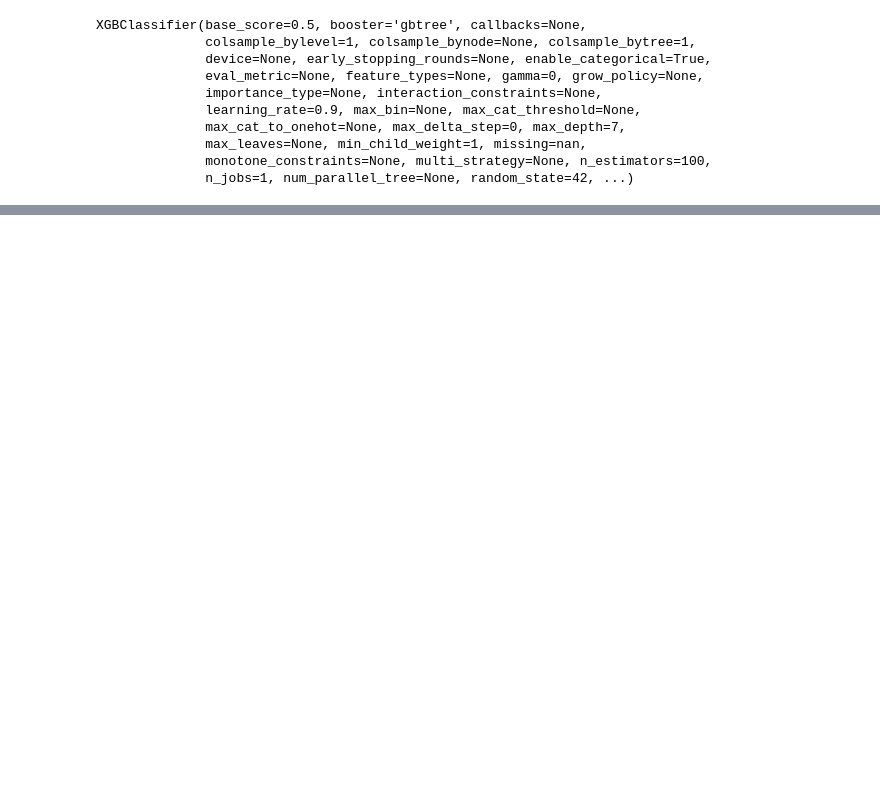
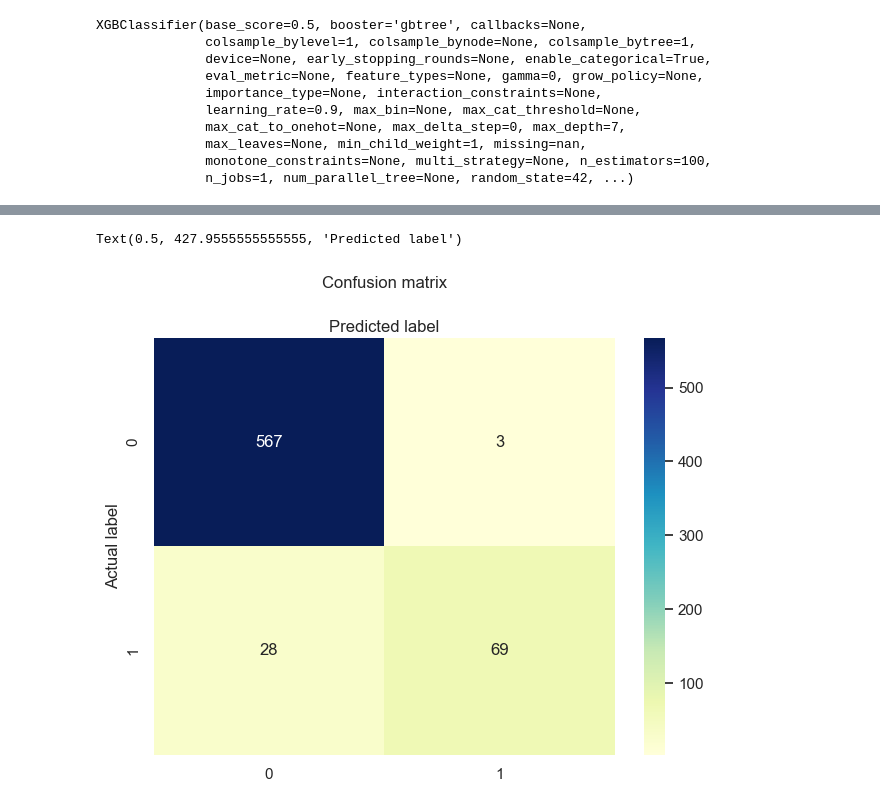
Before and after one commit to chuaqindi/sc1015-miniproject, a Jupyter notebook: xgboost.ipynb, the cells around one changed output, grey strips where cells are left out. Drawn from its saved outputs; the diff is of its cells as text; code cells hidden in the pictures; blank space fills up the shorter version.

```diff
--- a/xgboost.ipynb
+++ b/xgboost.ipynb
@@ -435,0 +484,2 @@ plot_importance(xgb.fit(X_train, y_train))
+# %%
+X_train, X_test, y_train, y_test = train_test_split(x, y, test_size = 0.25, random_state= 42)
@@ -435,0 +492,4 @@ plot_importance(xgb.fit(X_train, y_train))
+# %%
+xgc = XGBClassifier()
+# %%
+xgc.fit(X_train,y_train)
@@ -435,0 +508,22 @@ plot_importance(xgb.fit(X_train, y_train))
+# %%
+y_pred = xgc.predict(X_test)
+# %%
+cnf_matrix = metrics.confusion_matrix(y_test, y_pred)
+cnf_matrix
+
+
+class_names=[0,1] # name  of classes
+fig, ax = plt.subplots()
+tick_marks = np.arange(len(class_names))
+plt.xticks(tick_marks, class_names)
+plt.yticks(tick_marks, class_names)
+# create heatmap
+sb.heatmap(pd.DataFrame(cnf_matrix), annot=True, cmap="YlGnBu" ,fmt='g')
+ax.xaxis.set_label_position("top")
+plt.tight_layout()
+plt.title('Confusion matrix', y=1.1)
+plt.ylabel('Actual label')
+plt.xlabel('Predicted label')
+# %% [output]
+Text(0.5, 427.9555555555555, 'Predicted label')
+[figure, added]
```
Also changed, not shown: parts of 17 cells of this notebook.
